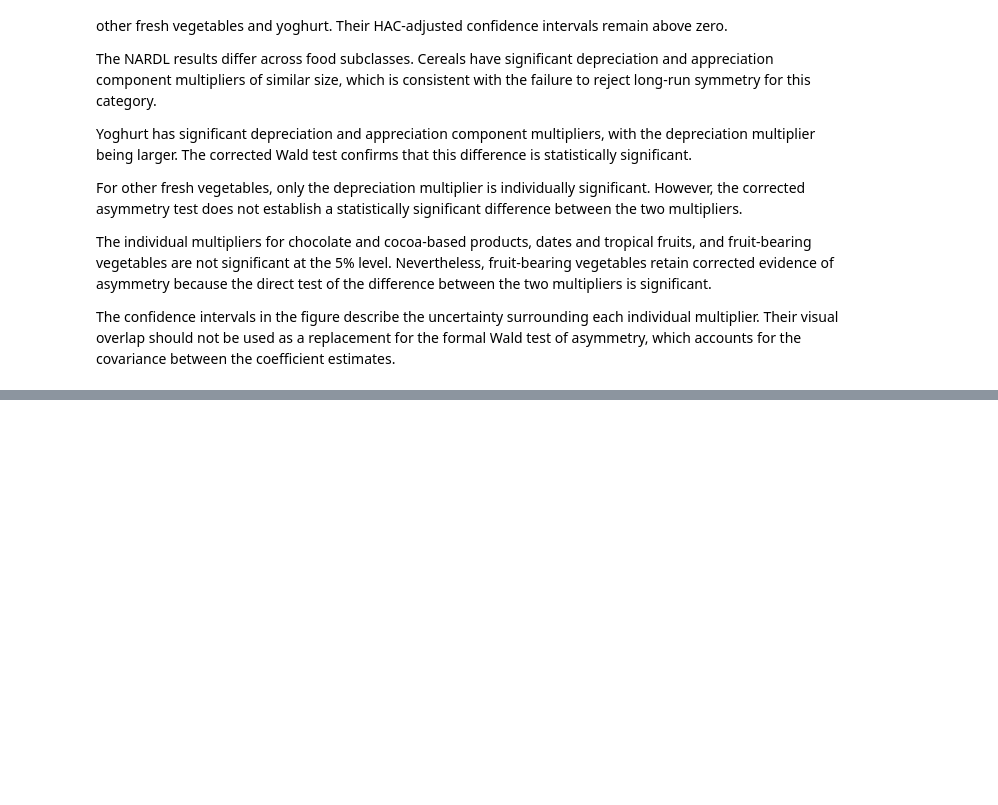
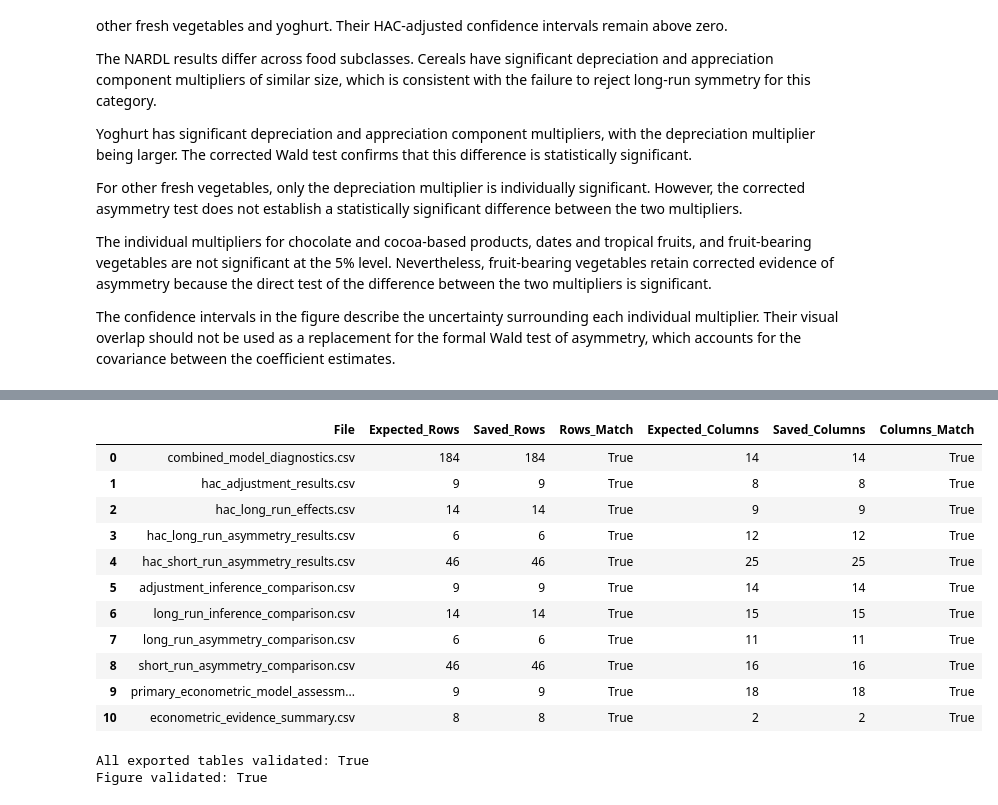
Before and after one commit to MasindiManaga/ERPT_ML_Research, a Jupyter notebook: notebooks/07_Econometric_Results_and_Diagnostics.ipynb, the cells around one changed output, grey strips where cells are left out. Drawn from its saved outputs; the diff is of its cells as text; code cells hidden in the pictures; blank space fills up the shorter version.

Commit message:
Export reports, Add econometric findings

```diff
--- a/notebooks/07_Econometric_Results_and_Diagnostics.ipynb
+++ b/notebooks/07_Econometric_Results_and_Diagnostics.ipynb
@@ -3424,0 +3531,52 @@ The confidence intervals in the figure describe the uncertainty surrounding each
+# %%
+# validate exported outputs
+
+validation_records = []
+
+for file_name, expected_table in notebook_7_outputs.items():
+    output_path = table_output_dir / file_name
+    saved_table = pd.read_csv(output_path)
+
+    validation_records.append(
+        {
+            "File": file_name,
+            "Expected_Rows": len(expected_table),
+            "Saved_Rows": len(saved_table),
+            "Rows_Match": (
+                len(expected_table) == len(saved_table)
+            ),
+            "Expected_Columns": len(expected_table.columns),
+            "Saved_Columns": len(saved_table.columns),
+            "Columns_Match": (
+                len(expected_table.columns)
+                == len(saved_table.columns)
+            ),
+        }
+    )
+
+export_validation = pd.DataFrame(validation_records)
+
+display(export_validation)
+
+all_tables_valid = (
+    export_validation["Rows_Match"].all()
+    and export_validation["Columns_Match"].all()
+)
+
+print("All exported tables validated:", all_tables_valid)
+print("Figure validated:", figure_output_path.exists())
+# %% [output]
+|  | File | Expected_Rows | Saved_Rows | Rows_Match | Expected_Columns | Saved_Columns | Columns_Match |
+| 0 | combined_model_diagnostics.csv | 184 | 184 | True | 14 | 14 | True |
+| 1 | hac_adjustment_results.csv | 9 | 9 | True | 8 | 8 | True |
+| 2 | hac_long_run_effects.csv | 14 | 14 | True | 9 | 9 | True |
+| 3 | hac_long_run_asymmetry_results.csv | 6 | 6 | True | 12 | 12 | True |
+| 4 | hac_short_run_asymmetry_results.csv | 46 | 46 | True | 25 | 25 | True |
+| 5 | adjustment_inference_comparison.csv | 9 | 9 | True | 14 | 14 | True |
+| 6 | long_run_inference_comparison.csv | 14 | 14 | True | 15 | 15 | True |
+| 7 | long_run_asymmetry_comparison.csv | 6 | 6 | True | 11 | 11 | True |
+| 8 | short_run_asymmetry_comparison.csv | 46 | 46 | True | 16 | 16 | True |
+| 9 | primary_econometric_model_assessm... | 9 | 9 | True | 18 | 18 | True |
+| 10 | econometric_evidence_summary.csv | 8 | 8 | True | 2 | 2 | True |
+All exported tables validated: True
+Figure validated: True
```
Also changed, not shown: parts of 3 cells of this notebook.
